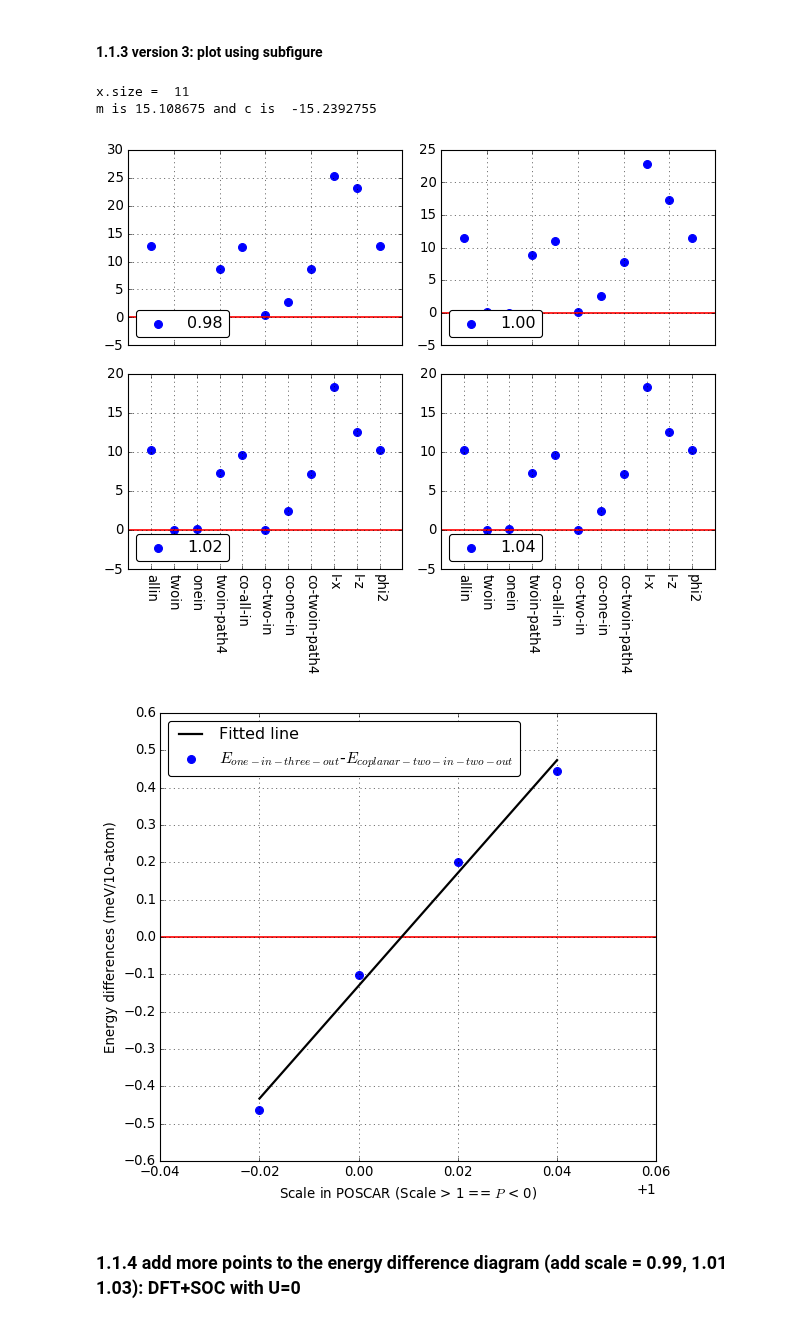
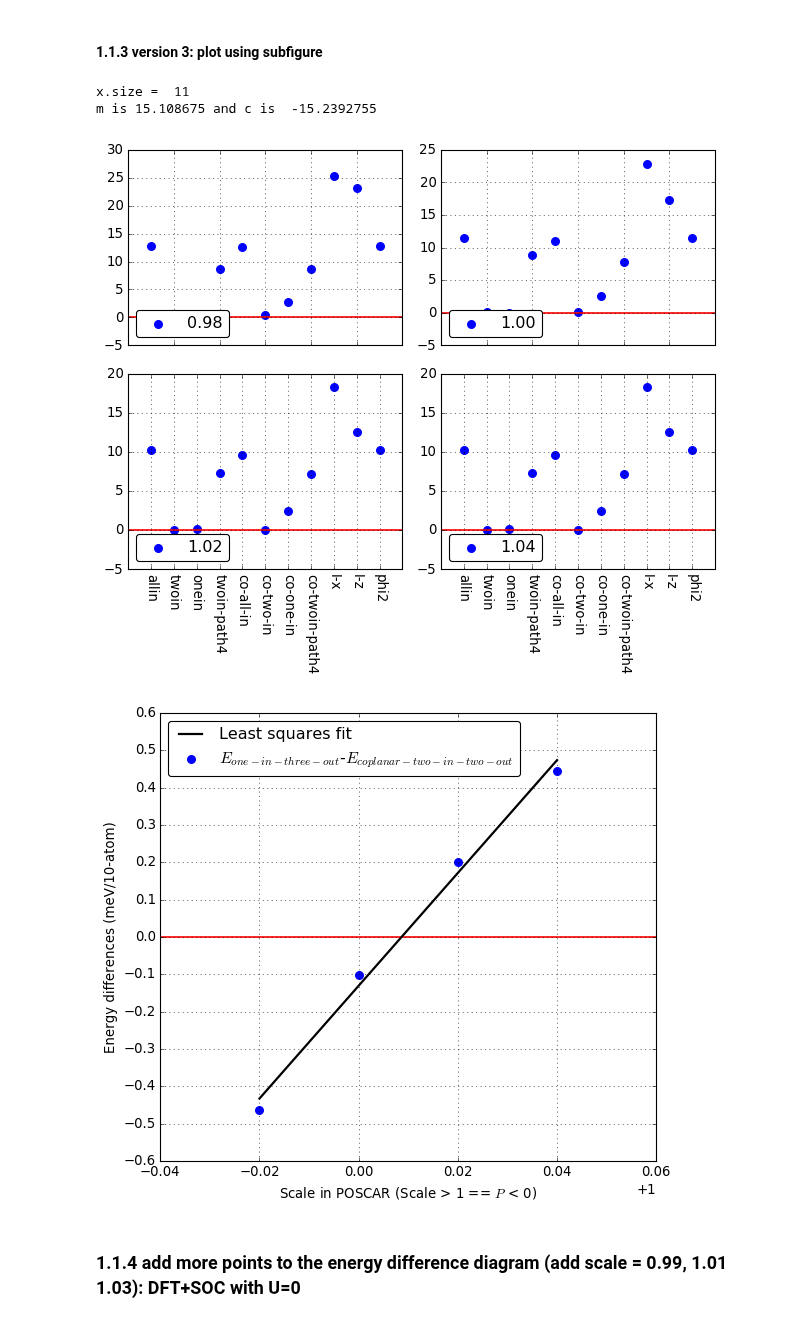
Before and after one commit to yw-fang/readingnotes, a Jupyter notebook: matsci/project2017/double-perovskite/DFT-plotting/BYOO_pressure_U_energies.ipynb, the cells around one changed output. Drawn from its saved outputs; the diff is of its cells as text; code cells hidden in the pictures.

```diff
--- a/matsci/project2017/double-perovskite/DFT-plotting/BYOO_pressure_U_energies.ipynb
+++ b/matsci/project2017/double-perovskite/DFT-plotting/BYOO_pressure_U_energies.ipynb
@@ -485,35 +485,35 @@ POSCAR_Scale = np.array([0.98, 1.0, 1.02, 1.04])
 
 fig1 = plt.figure()
 ax1_1=fig1.add_subplot(1,1,1)
 ax1_1.scatter(POSCAR_Scale, E5_2array, s=50, color='b', label='$E_{one-in-three-out}$-$E_{coplanar-two-in-two-out}$')
 ax1_1.legend(loc="upper left")
 #plt.xticks(x, SpinConfLabel, rotation='270')
 plt.setp(ax1_1.get_xticklabels(), visible=True)
 ax1_1.set_xlabel('Scale in POSCAR (Scale > 1 == $P$ < 0)')
 ax1_1.set_ylabel('Energy differences (meV/10-atom)')
 ax1_1.locator_params(nbins=20, axis='y')
 ax1_1.grid()
 ax1_1.axhline(y=0, color='r', linestyle='-')
 ############
 ###this is the fitting part using the least square method
 A = np.vstack([POSCAR_Scale, np.ones(len(POSCAR_Scale))]).T
 from numpy.linalg import lstsq
 m, c = lstsq(A, E5_2array)[0]
 print('m is', m, 'and c is ', c)
-ax1_1.plot(POSCAR_Scale, m*POSCAR_Scale+c, color='k', lw=2, label="Fitted line")
+ax1_1.plot(POSCAR_Scale, m*POSCAR_Scale+c, color='k', lw=2, label="Least squares fit")
 ax1_1.legend(loc="upper left")
 ############
 
 
 pp1 = PdfPages('volume-energydiff.pdf')
 pp1.savefig(fig1)
 
 pp1.close()
 # %% [output]
 x.size =  11
 m is 15.108675 and c is  -15.2392755
 [figure]
-[figure, old version]
+[figure, new version]
 # %% [markdown]
 ### 1.1.4 add more points to the energy difference diagram (add scale = 0.99, 1.01 1.03): DFT+SOC with U=0
 # %%
```
Also changed, not shown: parts of 13 cells of this notebook.
